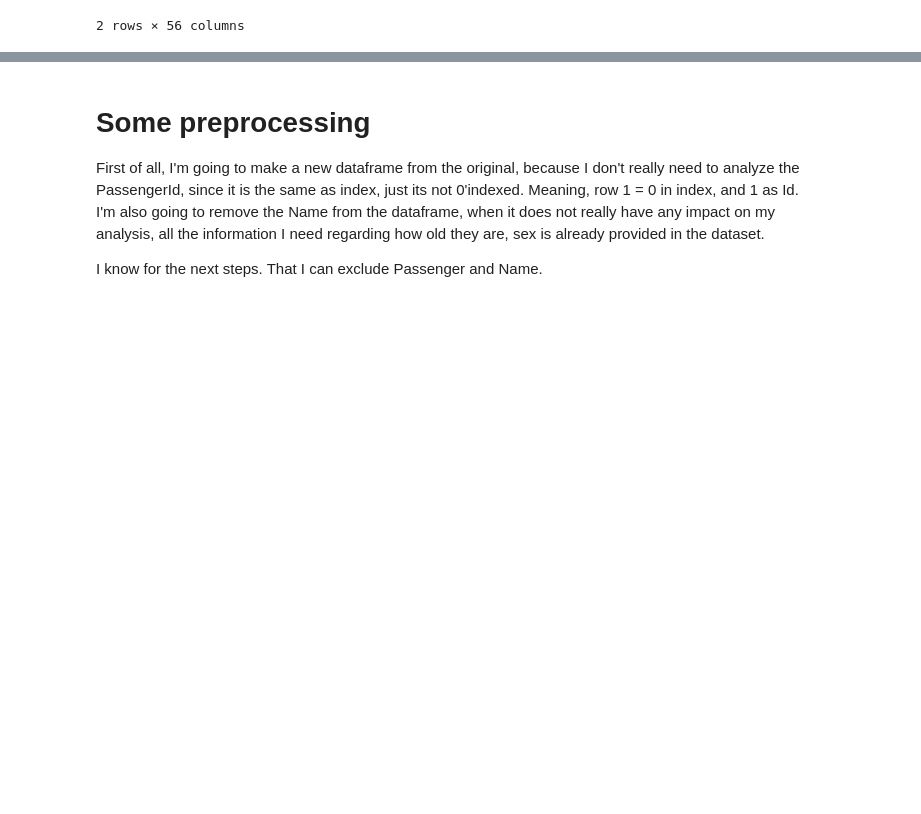
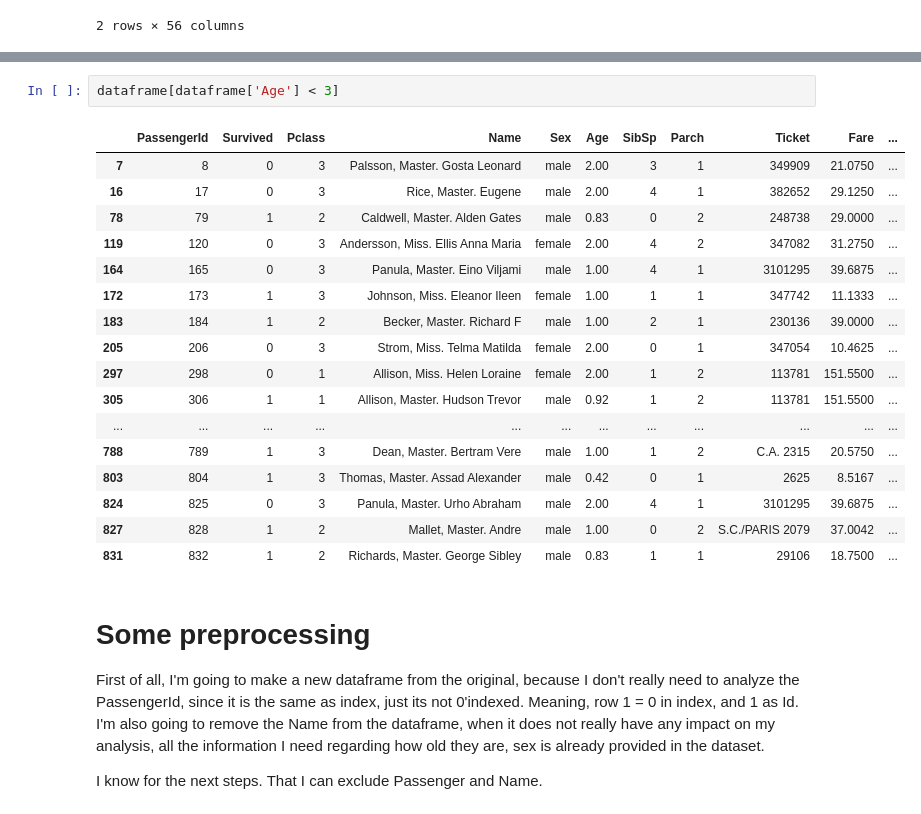
Before and after one commit to SeanMarcusJensen/Exam_DataScience, a Jupyter notebook: Notebooks/Exploration.ipynb, the cells around one changed output, grey strips where cells are left out. Cells and saved outputs as stored; diff of their text form; blank space fills up the shorter version.

```diff
--- a/Notebooks/Exploration.ipynb
+++ b/Notebooks/Exploration.ipynb
@@ -167,3 +196,23 @@ dataframe.groupby("Sex").describe()
+# %%
+dataframe[dataframe['Age'] < 3]
+# %% [output]
+|  | PassengerId | Survived | Pclass | Name | Sex | Age | SibSp | Parch | Ticket | Fare | ... |
+| 7 | 8 | 0 | 3 | Palsson, Master. Gosta Leonard | male | 2.00 | 3 | 1 | 349909 | 21.0750 | ... |
+| 16 | 17 | 0 | 3 | Rice, Master. Eugene | male | 2.00 | 4 | 1 | 382652 | 29.1250 | ... |
+| 78 | 79 | 1 | 2 | Caldwell, Master. Alden Gates | male | 0.83 | 0 | 2 | 248738 | 29.0000 | ... |
+| 119 | 120 | 0 | 3 | Andersson, Miss. Ellis Anna Maria | female | 2.00 | 4 | 2 | 347082 | 31.2750 | ... |
+| 164 | 165 | 0 | 3 | Panula, Master. Eino Viljami | male | 1.00 | 4 | 1 | 3101295 | 39.6875 | ... |
+| 172 | 173 | 1 | 3 | Johnson, Miss. Eleanor Ileen | female | 1.00 | 1 | 1 | 347742 | 11.1333 | ... |
+| 183 | 184 | 1 | 2 | Becker, Master. Richard F | male | 1.00 | 2 | 1 | 230136 | 39.0000 | ... |
+| 205 | 206 | 0 | 3 | Strom, Miss. Telma Matilda | female | 2.00 | 0 | 1 | 347054 | 10.4625 | ... |
+| 297 | 298 | 0 | 1 | Allison, Miss. Helen Loraine | female | 2.00 | 1 | 2 | 113781 | 151.5500 | ... |
+| 305 | 306 | 1 | 1 | Allison, Master. Hudson Trevor | male | 0.92 | 1 | 2 | 113781 | 151.5500 | ... |
+| ... | ... | ... | ... | ... | ... | ... | ... | ... | ... | ... | ... |
+| 788 | 789 | 1 | 3 | Dean, Master. Bertram Vere | male | 1.00 | 1 | 2 | C.A. 2315 | 20.5750 | ... |
+| 803 | 804 | 1 | 3 | Thomas, Master. Assad Alexander | male | 0.42 | 0 | 1 | 2625 | 8.5167 | ... |
+| 824 | 825 | 0 | 3 | Panula, Master. Urho Abraham | male | 2.00 | 4 | 1 | 3101295 | 39.6875 | ... |
+| 827 | 828 | 1 | 2 | Mallet, Master. Andre | male | 1.00 | 0 | 2 | S.C./PARIS 2079 | 37.0042 | ... |
+| 831 | 832 | 1 | 2 | Richards, Master. George Sibley | male | 0.83 | 1 | 1 | 29106 | 18.7500 | ... |
 # %% [markdown]
 # Some preprocessing
 First of all, I'm going to make a new dataframe from the original, because I don't really need to analyze the PassengerId, since it is the same as index, just its not 0'indexed.
```
Also changed, not shown: parts of 4 cells of this notebook, 1 other file.
